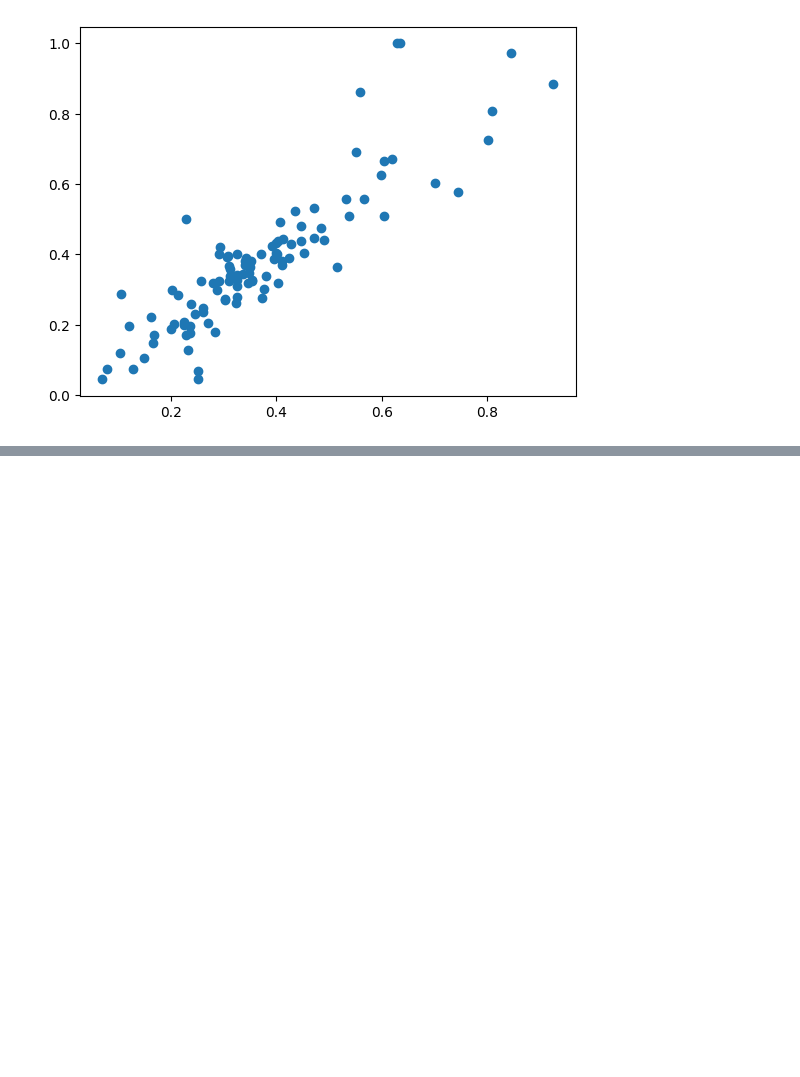
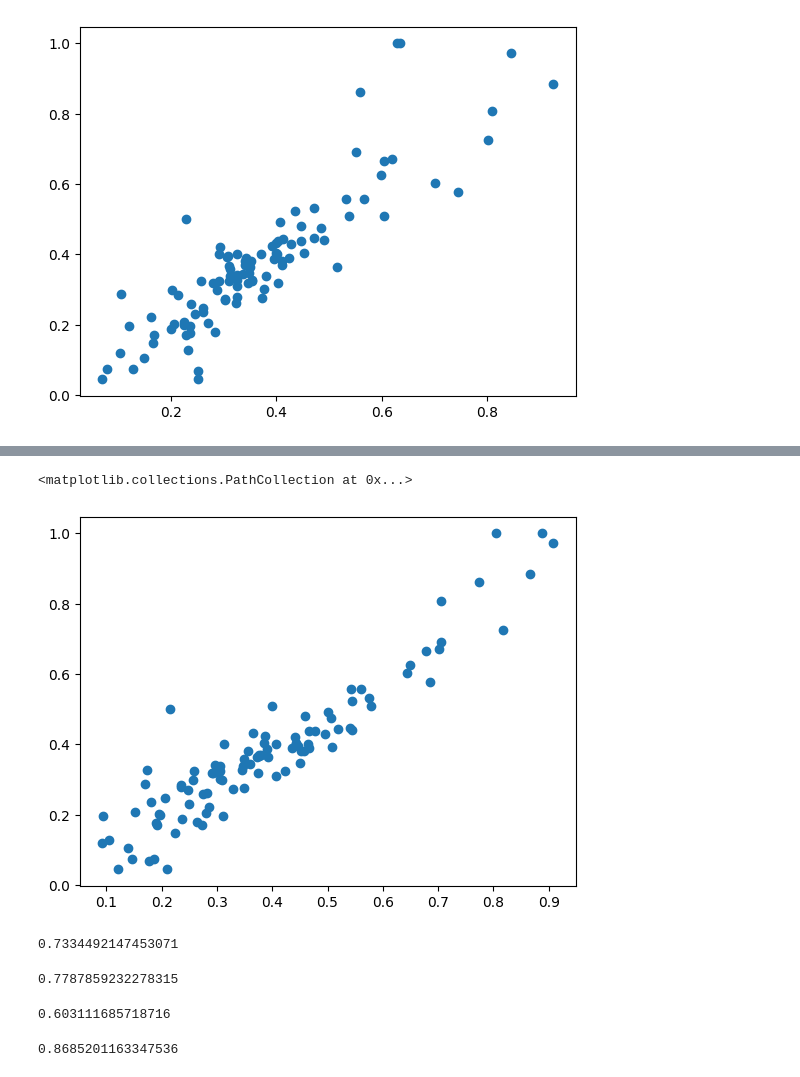
Before and after one commit to sanjayan1734/19CSE305-Sem-V-term-project, a Jupyter notebook: main.ipynb, the cells around one changed output, grey strips where cells are left out. Drawn from its saved outputs; the diff is of its cells as text; code cells hidden in the pictures; blank space fills up the shorter version.

```diff
--- a/main.ipynb
+++ b/main.ipynb
@@ -217,0 +276,3 @@ r2_score(y_test,linearPred)
+# %%
+svrPred = supportVectorRegressor.predict(X_test)
+svrPred
@@ -217,0 +297,21 @@ r2_score(y_test,linearPred)
+# %%
+plt.scatter(svrPred,y_test)
+# %% [output]
+<matplotlib.collections.PathCollection at 0x...>
+[figure, added]
+# %%
+r2_score(y_test, linearPred)
+# %% [output]
+0.7334492147453071
+# %%
+r2_score(y_test,knnPred)
+# %% [output]
+0.7787859232278315
+# %%
+r2_score(y_test,DTpred)
+# %% [output]
+0.603111685718716
+# %%
+r2_score(y_test,svrPred)
+# %% [output]
+0.8685201163347536
```
Also changed, not shown: parts of 12 cells of this notebook.
